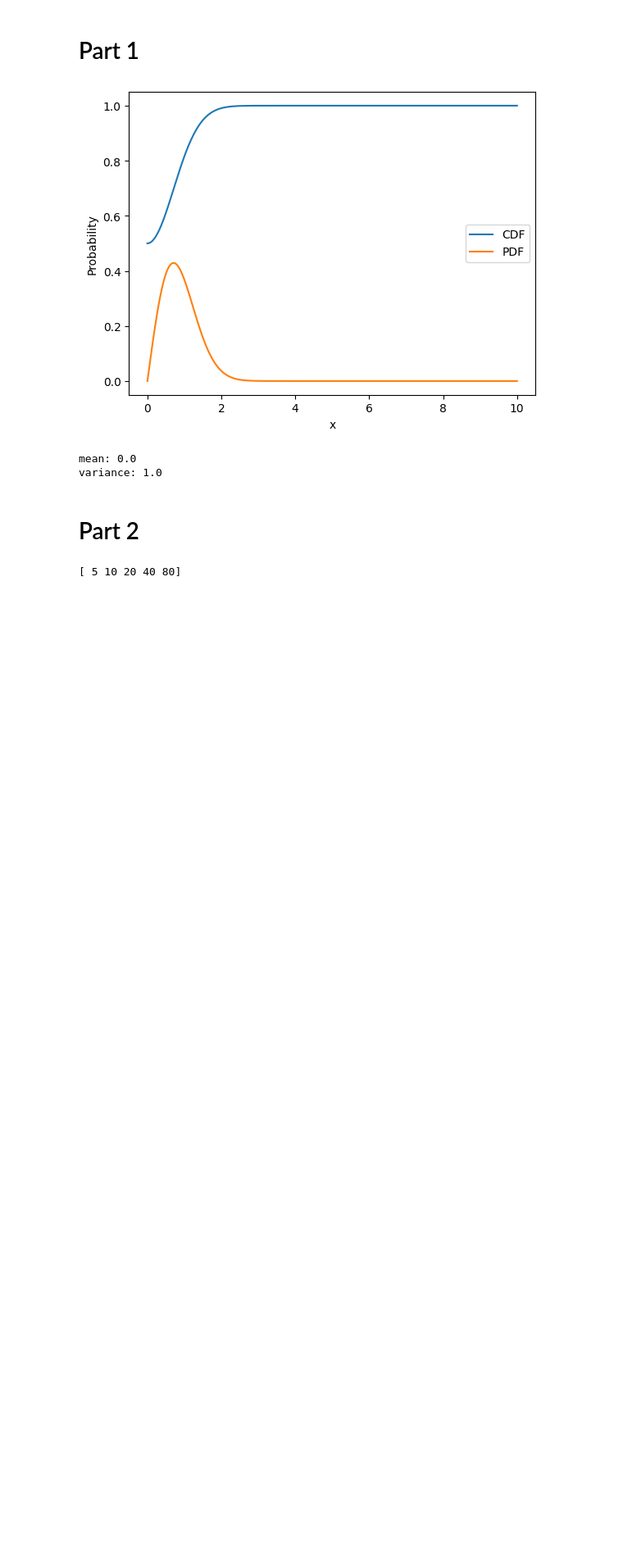
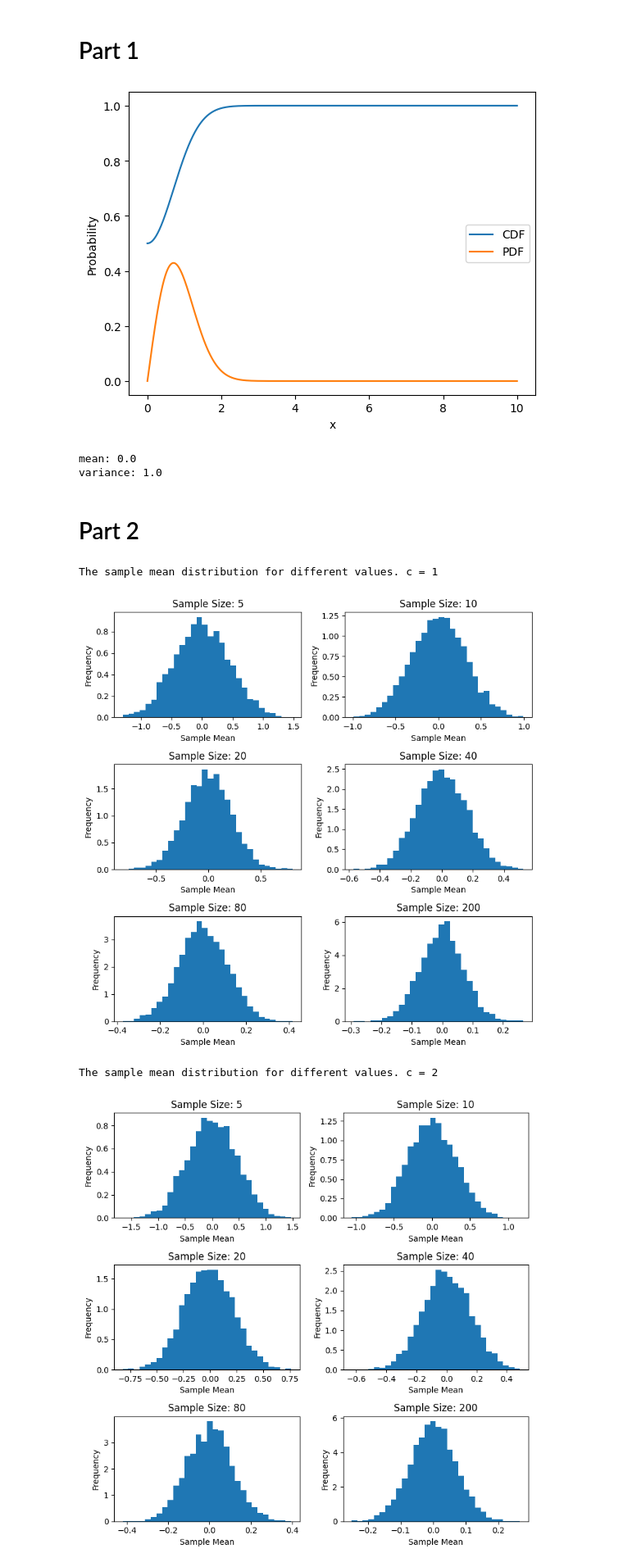
Before and after one commit to yashtangri/AE248, a Jupyter notebook: Assignment-1.ipynb, the cells around one changed output. Shown: that part at 82% size. Drawn from its saved outputs; the diff is of its cells as text; code cells hidden in the pictures; blank space fills up the shorter version.

```diff
--- a/Assignment-1.ipynb
+++ b/Assignment-1.ipynb
@@ -29,8 +32,32 @@ mean: 0.0
 variance: 1.0
 # %% [markdown]
 # Part 2
-# %%
-sample_size = np.array([5,10,20,40,80])
-print(sample_size)
-# %% [output]
-[ 5 10 20 40 80]
+# %%
+import scipy.stats as stats
+for c in range(1,4):
+    sample_sizes = [5, 10, 20, 40, 80,200]
+
+    sample_means = []
+    for sample_size in sample_sizes:
+        means = []
+        for _  in range(5000):
+            sample = stats.dweibull.rvs(c=2, size=sample_size)
+            mean = np.mean(sample)
+            means.append(mean)
+        sample_means.append(means)
+
+    fig, axs = plt.subplots(3, 2, figsize=(8,8))
+    axs = axs.flatten()
+    print("The sample mean distribution for different values. c =", c)
+    for i, sample_size in enumerate(sample_sizes):
+        axs[i].hist(sample_means[i], bins=30, density=True)
+        axs[i].set_title(f'Sample Size: {sample_size}')
+        axs[i].set_xlabel('Sample Mean')
+        axs[i].set_ylabel('Frequency')
+    plt.tight_layout()
+    plt.show()
+# %% [output]
+The sample mean distribution for different values. c = 1
+[figure, added]
+The sample mean distribution for different values. c = 2
+[figure, added]
```
Also changed, not shown: parts of 2 cells of this notebook.
